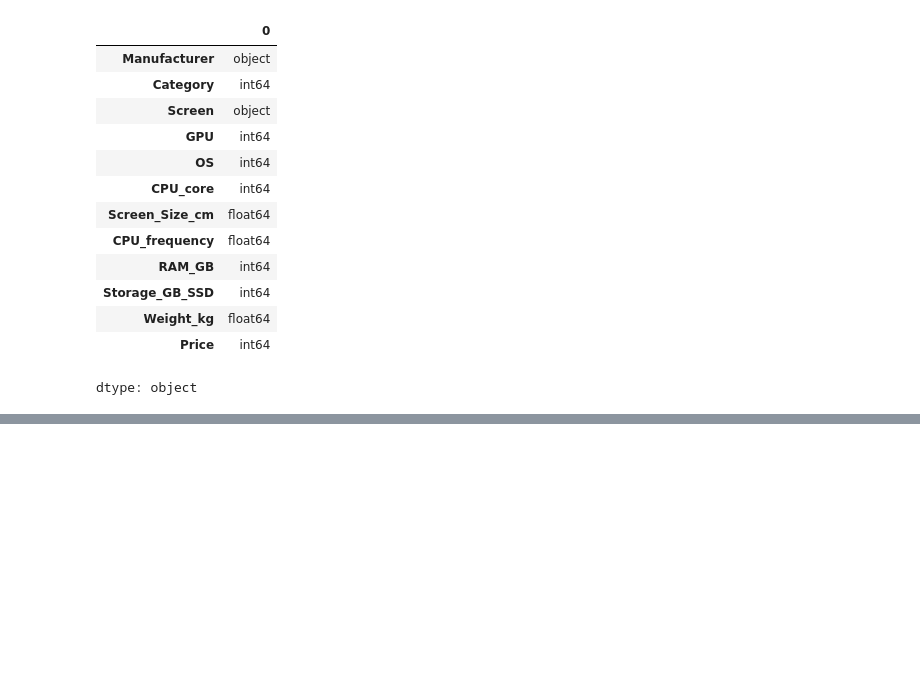
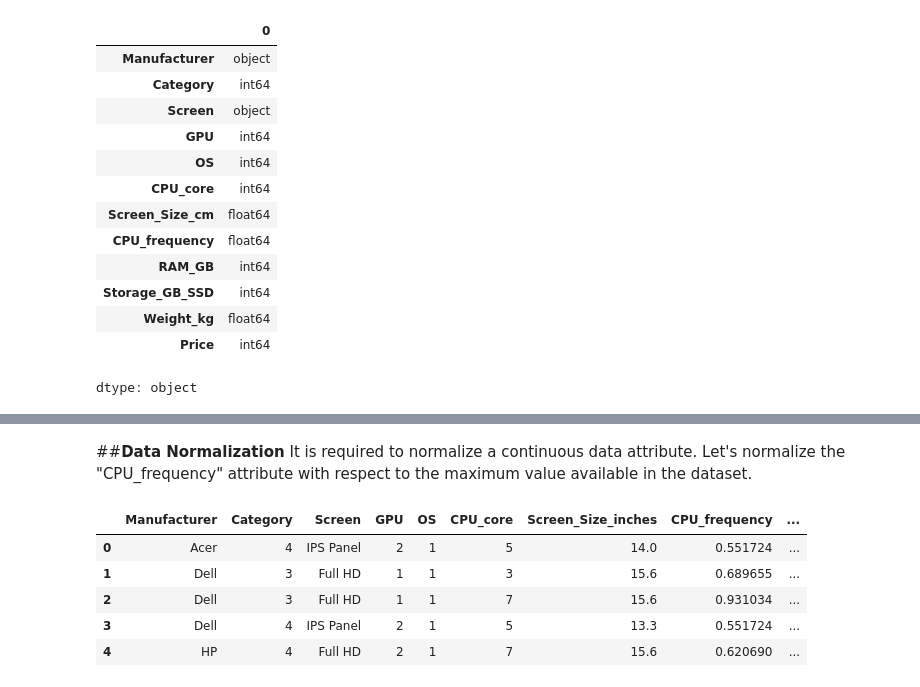
Before and after one commit to Rubieskyama/Data-Science-Ecosystem, a Jupyter notebook: Data Analytics with Python/Laptop_pricing_analyzer.ipynb, the cells around one changed output, grey strips where cells are left out. Drawn from its saved outputs; the diff is of its cells as text; code cells hidden in the pictures; blank space fills up the shorter version.

```diff
--- a/Data Analytics with Python/Laptop_pricing_analyzer.ipynb
+++ b/Data Analytics with Python/Laptop_pricing_analyzer.ipynb
@@ -156,0 +183,3 @@ dtype: object
+# %% [markdown]
+##**Data Normalization**
+  It is required to normalize a continuous data attribute. Let's normalize the "CPU_frequency" attribute with respect to the maximum value available in the dataset.
@@ -156,0 +189,9 @@ dtype: object
+# %%
+df.head()
+# %% [output]
+|  | Manufacturer | Category | Screen | GPU | OS | CPU_core | Screen_Size_inches | CPU_frequency | ... |
+| 0 | Acer | 4 | IPS Panel | 2 | 1 | 5 | 14.0 | 0.551724 | ... |
+| 1 | Dell | 3 | Full HD | 1 | 1 | 3 | 15.6 | 0.689655 | ... |
+| 2 | Dell | 3 | Full HD | 1 | 1 | 7 | 15.6 | 0.931034 | ... |
+| 3 | Dell | 4 | IPS Panel | 2 | 1 | 5 | 13.3 | 0.551724 | ... |
+| 4 | HP | 4 | Full HD | 2 | 1 | 7 | 15.6 | 0.620690 | ... |
```
Also changed, not shown: parts of 15 cells of this notebook.
